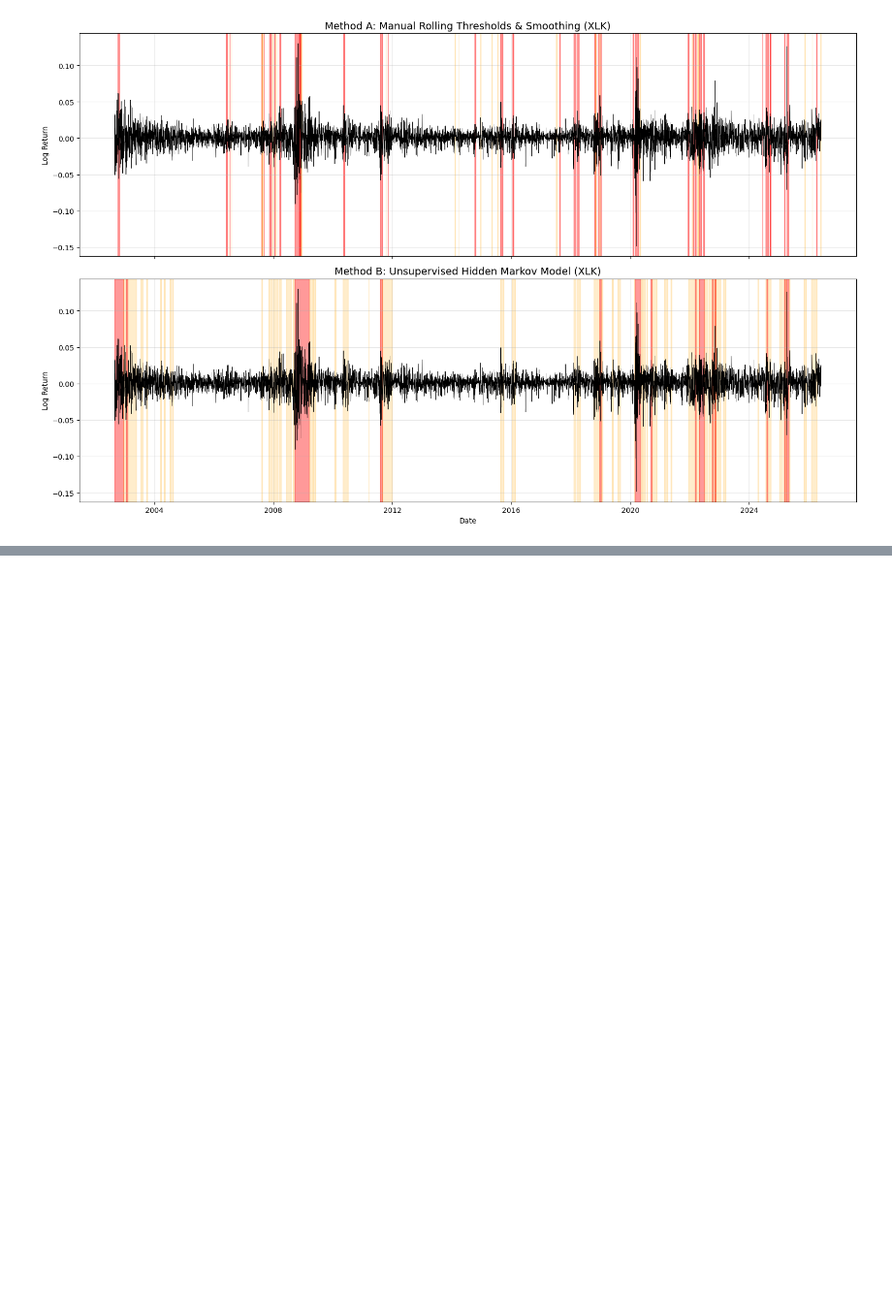
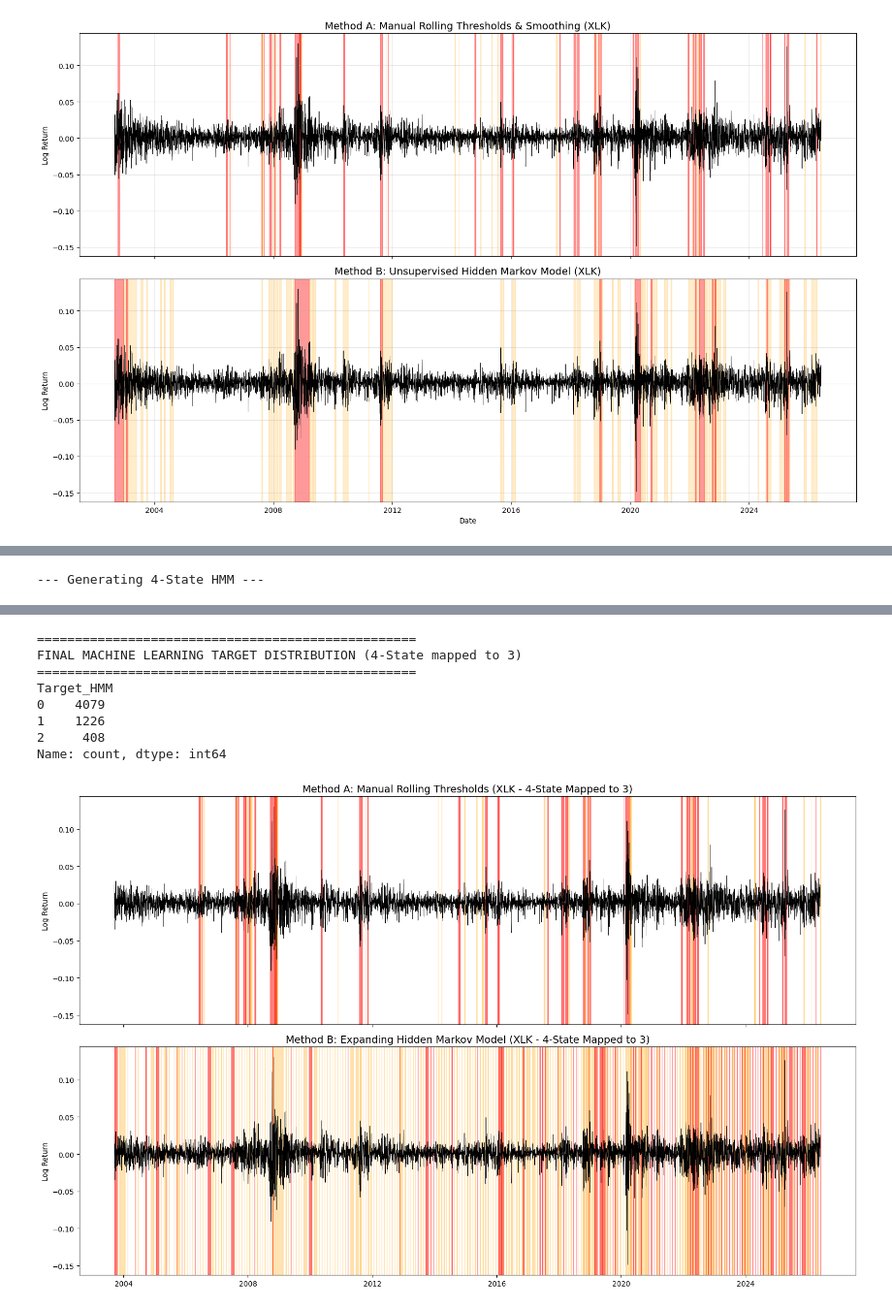
Before and after one commit to solidburak/Volatility_Thesis, a Jupyter notebook: test1_jupy.ipynb, the cells around one changed output, grey strips where cells are left out. Shown at 97% size. Cells and saved outputs as stored; diff of their text form; code cells hidden in the pictures; blank space fills up the shorter version.

```diff
--- a/test1_jupy.ipynb
+++ b/test1_jupy.ipynb
@@ -173,0 +295,36 @@ plot_regime_comparison(comparison_df)
+# %%
+# ---------------------------------------------------------
+# Testing the 4-State HMM Mapped to 3 Classes
+# ---------------------------------------------------------
+print("\n--- Generating 4-State HMM ---")
+hmm_4_df = regimes.generate_expanding_hmm_targets(
+    garch_df,
+    feature_cols=['Log_Return', 'Vol_EGARCH'],
+    vol_col='Vol_EGARCH',
+    n_components=4,
+    min_window=504,
+    refit_freq=21
+)
+
+# Merge
+comparison_4_df = pd.concat([garch_df['Log_Return'], smooth_df, hmm_4_df], axis=1, join='inner')
+
+# Map the 4-state HMM down to 3 classes
+# Because the src code guarantees State 0 is always lowest vol and State 3 is highest,
+# this mapping is completely safe and won't be scrambled by label switching.
+mapping_dict = {
+    0: 0,  # Dead Calm -> Calm
+    1: 0,  # Normal -> Calm
+    2: 1,  # Elevated
+    3: 2   # Shock
+}
+
+comparison_4_df['Target_HMM'] = comparison_4_df['Target_HMM'].map(mapping_dict)
+
+print("\n" + "="*50)
+print("FINAL MACHINE LEARNING TARGET DISTRIBUTION (4-State mapped to 3)")
+print("="*50)
+print(comparison_4_df['Target_HMM'].value_counts().sort_index())
+
+plot_regime_comparison(comparison_4_df, title_suffix="XLK - 4-State Mapped to 3")
+# %% [output]
@@ -173,0 +332 @@ plot_regime_comparison(comparison_df)
+--- Generating 4-State HMM ---
@@ -173,0 +340,9 @@ plot_regime_comparison(comparison_df)
+==================================================
+FINAL MACHINE LEARNING TARGET DISTRIBUTION (4-State mapped to 3)
+==================================================
+Target_HMM
+0    4079
+1    1226
+2     408
+Name: count, dtype: int64
+[figure, added]
```
Also changed, not shown: parts of 3 cells of this notebook, 18 other files.
